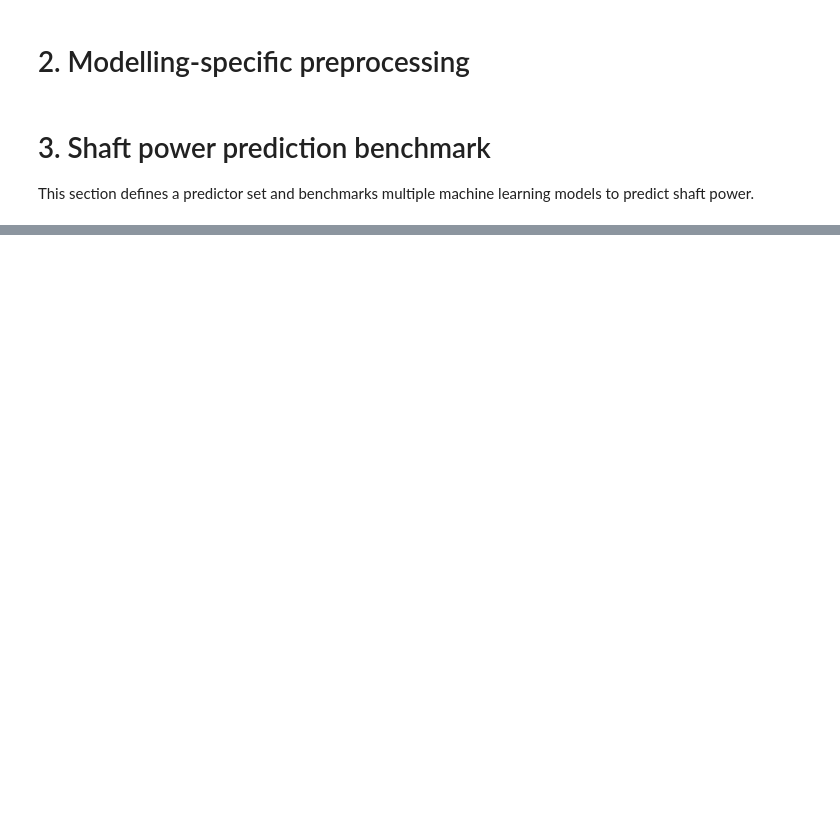
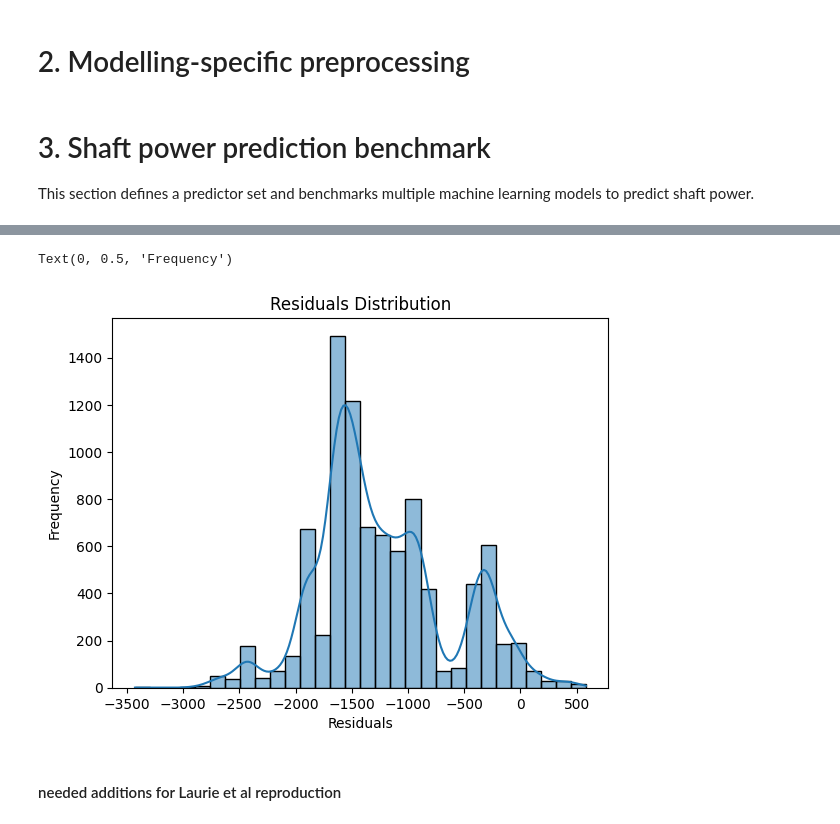
Before and after one commit to AugustBjerg/Master-s-thesis, a Jupyter notebook: code/modelling/notebooks/experimental.ipynb, the cells around one changed output, grey strips where cells are left out. Saved outputs shown, nothing was run; the diff lists cells and outputs as text; code cells hidden in the pictures; blank space fills up the shorter version.

Commit message:
experimenting with models

```diff
--- a/code/modelling/notebooks/experimental.ipynb
+++ b/code/modelling/notebooks/experimental.ipynb
@@ -15,9 +23,9 @@ WINDOW_LENGTH = "15min"
 notebook_dir = os.getcwd()
 notebook_parent_dir = os.path.dirname(notebook_dir)
 notebook_parent_parent_dir = os.path.dirname(notebook_parent_dir)
-aggregated_data_path = os.path.join(notebook_parent_parent_dir, 'data', 'aggregated', f'aggregated_{WINDOW_LENGTH}.csv')
+engineered_data_path = os.path.join(notebook_parent_parent_dir, 'data', 'engineered', f'engineered_features_{WINDOW_LENGTH}.csv')
 # %%
-df = pd.read_csv(aggregated_data_path)
+df = pd.read_csv(engineered_data_path)
 df["window_start"] = pd.to_datetime(df["window_start"], format='ISO8601', utc=True)
 # %%
 df.info()
@@ -166,0 +123,30 @@ results_df
+# %%
+split_index = int(len(model_df) * 0.8)
+
+X_train, X_test = X.iloc[:split_index], X.iloc[split_index:]
+y_train, y_test = y.iloc[:split_index], y.iloc[split_index:]
+
+numeric_preprocessor = Pipeline(
+    steps=[
+        ("scaler", StandardScaler()),
+    ]
+)
+
+preprocessor = ColumnTransformer(
+    transformers=[
+        ("numeric", numeric_preprocessor, all_predictive_variables),
+    ]
+)
+
+models = {
+    "Ridge": Ridge(alpha=1.0),
+    "RandomForest": RandomForestRegressor(
+        n_estimators=300,
+        random_state=random_seed,
+        n_jobs=-1,
+    ),
+    "GradientBoosting": GradientBoostingRegressor(random_state=random_seed),
+}
+
+print(f"Train rows: {len(X_train):,}")
+print(f"Test rows:  {len(X_test):,}")
@@ -166,0 +211,14 @@ results_df
+# %%
+rmse = root_mean_squared_error(y_test, y_pred_test)  # true RMSE [web:156]
+# or:
+rmse = mean_squared_error(y_test, y_pred_test)  # squared=False => RMSE [web:155]
+
+histogram = sns.histplot(y_test - y_pred_test, bins=30, kde=True)
+histogram.set_title("Residuals Distribution")
+histogram.set_xlabel("Residuals")
+histogram.set_ylabel("Frequency")
+# %% [output]
+Text(0, 0.5, 'Frequency')
+[figure, added]
+# %% [markdown]
+#### needed additions for Laurie et al reproduction
```
Also changed, not shown: parts of 14 cells of this notebook.
